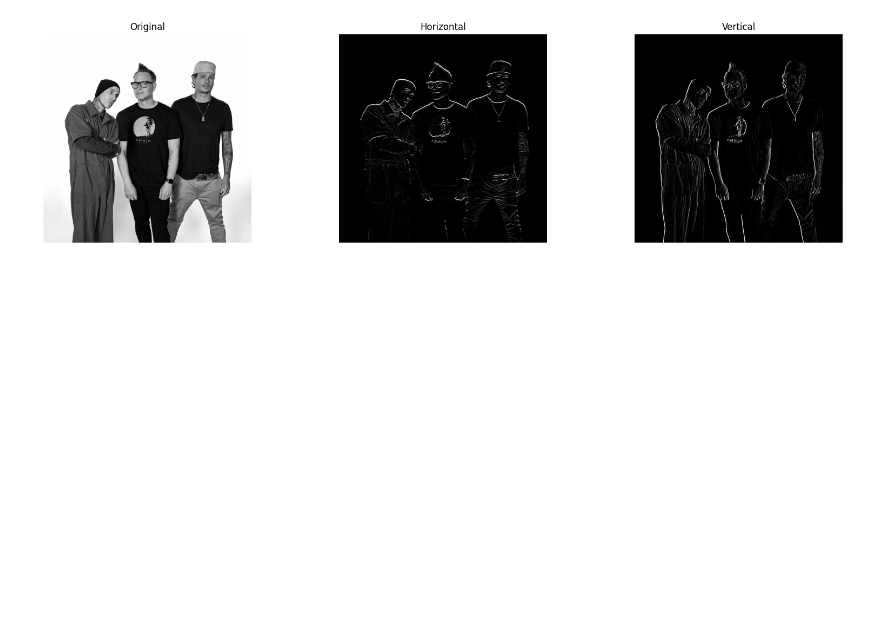
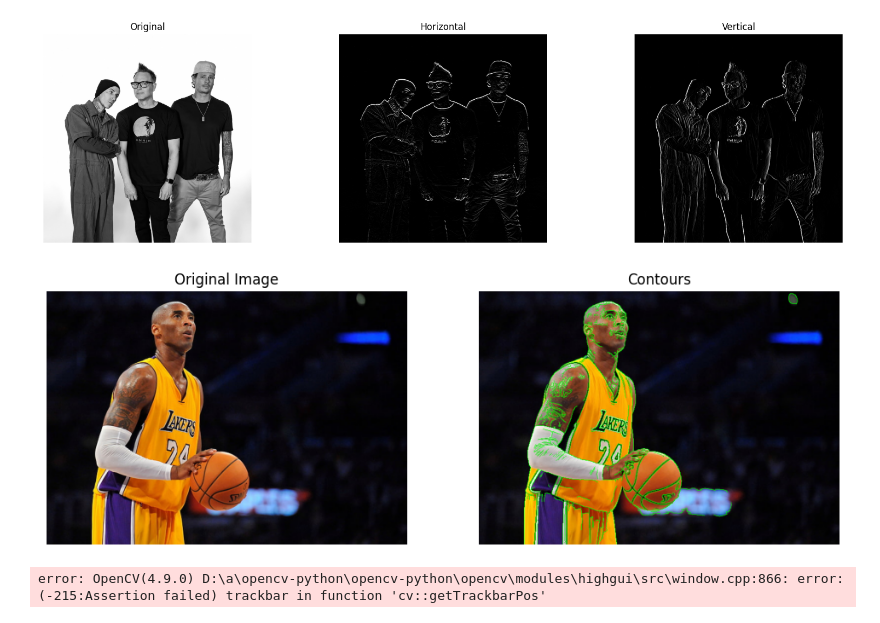
Before and after one commit to vimaurya/ComputerVision, a Jupyter notebook: test.ipynb, the cells around one changed output. Saved outputs shown, nothing was run; the diff lists cells and outputs as text; code cells hidden in the pictures; blank space fills up the shorter version.

```diff
--- a/test.ipynb
+++ b/test.ipynb
@@ -102,3 +102,68 @@ cv2.imshow('Original', img)
 cv2.imshow('Transformed', img_transformed)
 cv2.waitKey(0)
 cv2.destroyAllWindows()
+# %%
+import cv2
+import matplotlib.pyplot as plt
+
+image = cv2.imread('data/kobe.jpg')
+gray = cv2.cvtColor(image, cv2.COLOR_BGR2GRAY)
+
+edges = cv2.Canny(gray, 100, 200)
+
+contours, _ = cv2.findContours(edges, cv2.RETR_TREE, cv2.CHAIN_APPROX_SIMPLE)
+
+contour_image = image.copy()
+cv2.drawContours(contour_image, contours, -1, (0, 255, 0), 1)
+
+# cv.imshow('original', image)
+# cv.imshow('contours', contour_image)
+# cv.waitKey(0)
+# cv.destroyAllWindows()
+
+
+plt.figure(figsize=(12, 6))
+plt.subplot(121)
+plt.imshow(cv2.cvtColor(image, cv2.COLOR_BGR2RGB))
+plt.title('Original Image')
+plt.axis('off')
+
+plt.subplot(122)
+plt.imshow(cv2.cvtColor(contour_image, cv2.COLOR_BGR2RGB))
+plt.title('Contours')
+plt.axis('off')
+
+plt.show()
+# %% [output]
+[figure, added]
+# %%
+import cv2
+
+def update_canny_thresholds(*args):
+    global edges
+    low_threshold = cv2.getTrackbarPos('Low Threshold', 'Edges')
+    high_threshold = cv2.getTrackbarPos('High Threshold', 'Edges')
+
+    edges = cv2.Canny(gray, low_threshold, high_threshold)
+
+    cv2.imshow('Edges', edges)
+
+image = cv2.imread('data/goku.jpg')
+gray = cv2.cvtColor(image, cv2.COLOR_BGR2GRAY)
+
+low_threshold = 50
+high_threshold = 150
+edges = cv2.Canny(gray, low_threshold, high_threshold)
+
+cv2.namedWindow('Edges')
+cv2.imshow('Edges', edges)
+
+cv2.createTrackbar('Low Threshold', 'Edges', low_threshold, 255, update_canny_thresholds)
+cv2.createTrackbar('High Threshold', 'Edges', high_threshold, 255, update_canny_thresholds)
+
+update_canny_thresholds()
+
+cv2.waitKey(0)
+cv2.destroyAllWindows()
+# %% [output]
+error: OpenCV(4.9.0) D:\a\opencv-python\opencv-python\opencv\modules\highgui\src\window.cpp:866: error: (-215:Assertion failed) trackbar in function 'cv::getTrackbarPos'
```
Also changed, not shown: 2 other files.
